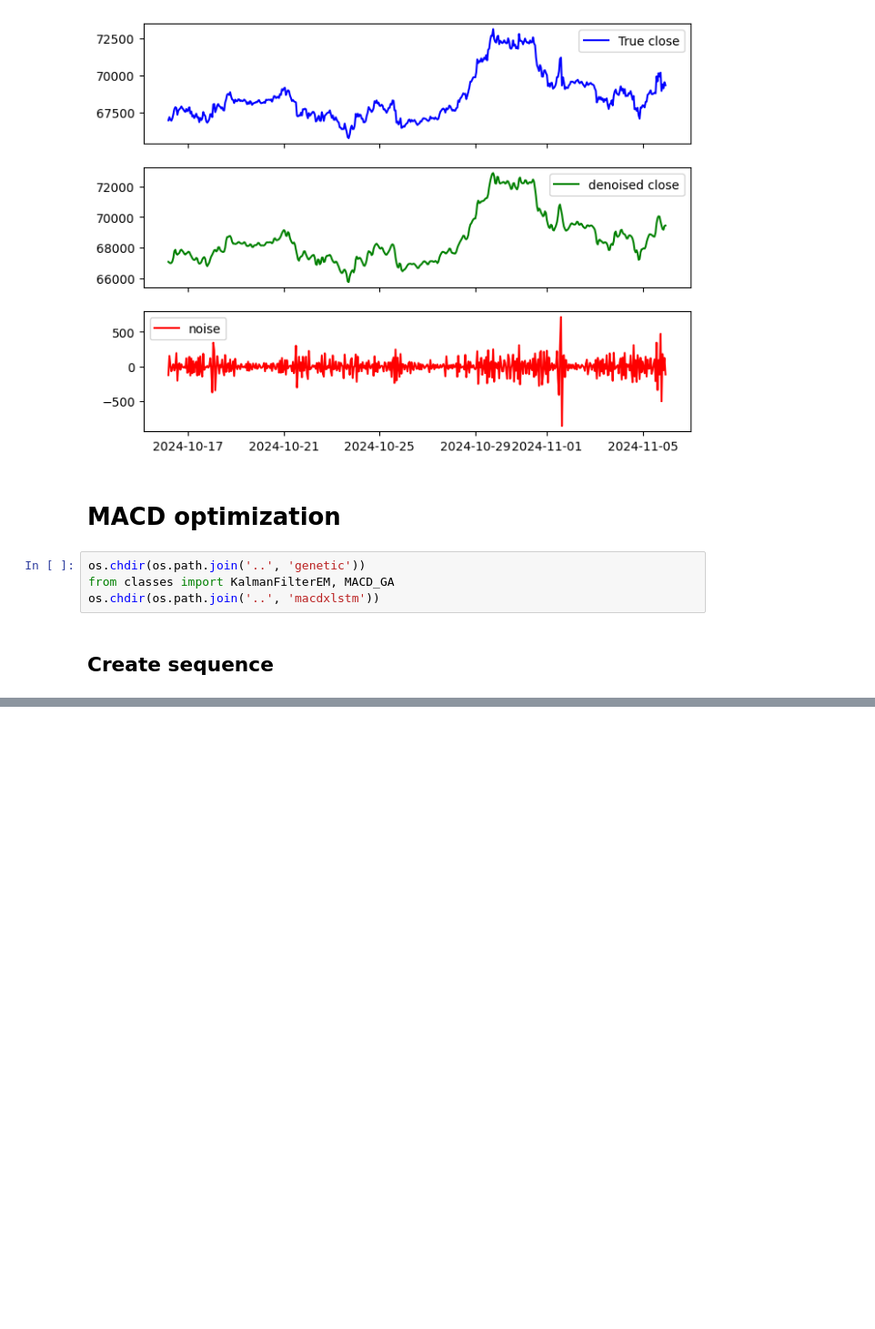
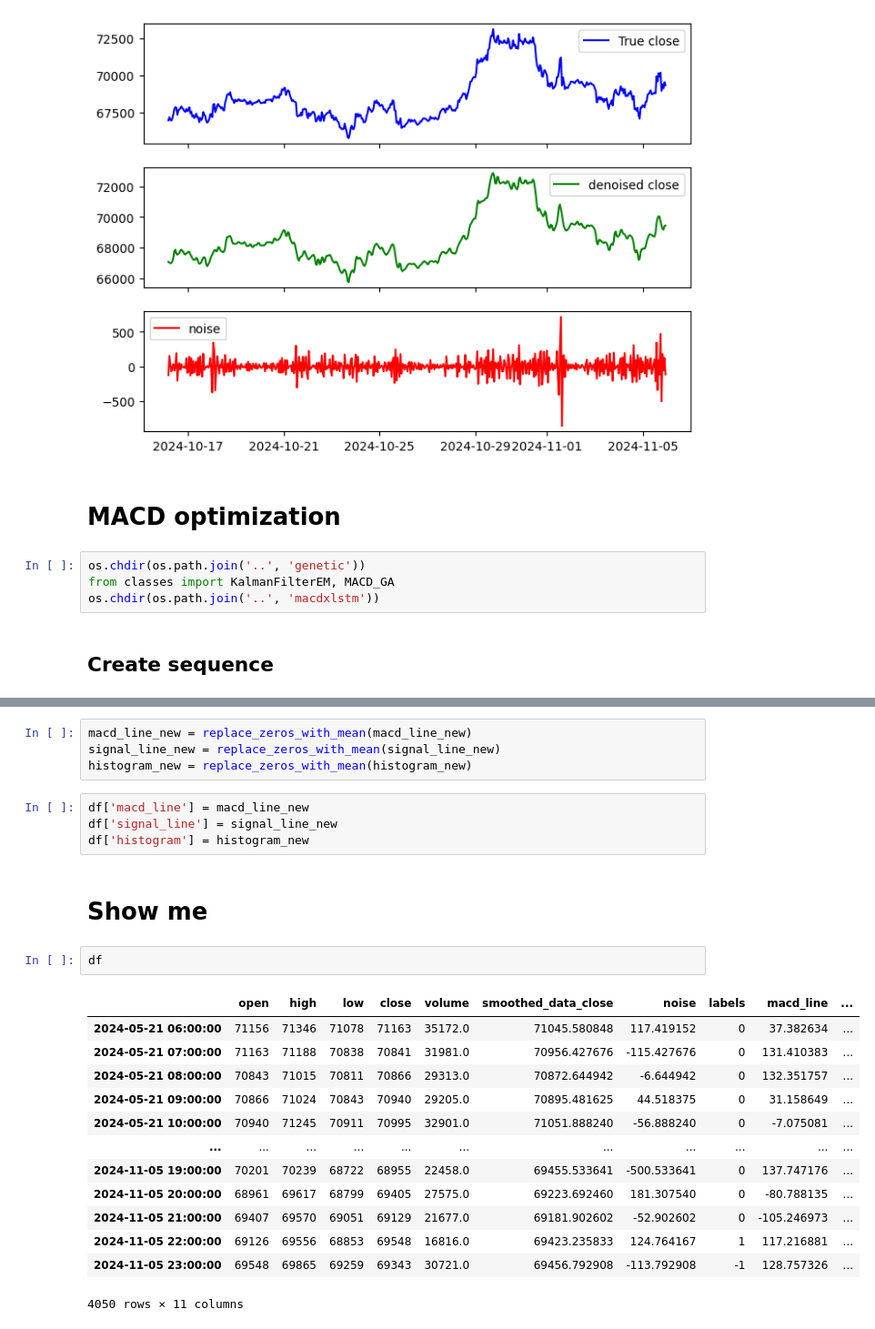
Before and after one commit to ArvinEsfandiari/RevIN-MACD-CNNxLSTM, a Jupyter notebook: src/macdxlstm/prepare_data.ipynb, the cells around one changed output, grey strips where cells are left out. Shown: that part at 91% size. Cells and saved outputs as stored; diff of their text form; blank space fills up the shorter version.

```diff
--- a/src/macdxlstm/prepare_data.ipynb
+++ b/src/macdxlstm/prepare_data.ipynb
@@ -132,0 +274,26 @@ IndexError: only integers, slices (`:`), ellipsis (`...`), numpy.newaxis (`None`
+# %%
+macd_line_new = replace_zeros_with_mean(macd_line_new)
+signal_line_new = replace_zeros_with_mean(signal_line_new)
+histogram_new = replace_zeros_with_mean(histogram_new)
+# %%
+df['macd_line'] = macd_line_new
+df['signal_line'] = signal_line_new
+df['histogram'] = histogram_new
+# %% [markdown]
+# Show me
+# %%
+df
+# %% [output]
+|  | open | high | low | close | volume | smoothed_data_close | noise | labels | macd_line | ... |
+| 2024-05-21 06:00:00 | 71156 | 71346 | 71078 | 71163 | 35172.0 | 71045.580848 | 117.419152 | 0 | 37.382634 | ... |
+| 2024-05-21 07:00:00 | 71163 | 71188 | 70838 | 70841 | 31981.0 | 70956.427676 | -115.427676 | 0 | 131.410383 | ... |
+| 2024-05-21 08:00:00 | 70843 | 71015 | 70811 | 70866 | 29313.0 | 70872.644942 | -6.644942 | 0 | 132.351757 | ... |
+| 2024-05-21 09:00:00 | 70866 | 71024 | 70843 | 70940 | 29205.0 | 70895.481625 | 44.518375 | 0 | 31.158649 | ... |
+| 2024-05-21 10:00:00 | 70940 | 71245 | 70911 | 70995 | 32901.0 | 71051.888240 | -56.888240 | 0 | -7.075081 | ... |
+| ... | ... | ... | ... | ... | ... | ... | ... | ... | ... | ... |
+| 2024-11-05 19:00:00 | 70201 | 70239 | 68722 | 68955 | 22458.0 | 69455.533641 | -500.533641 | 0 | 137.747176 | ... |
+| 2024-11-05 20:00:00 | 68961 | 69617 | 68799 | 69405 | 27575.0 | 69223.692460 | 181.307540 | 0 | -80.788135 | ... |
+| 2024-11-05 21:00:00 | 69407 | 69570 | 69051 | 69129 | 21677.0 | 69181.902602 | -52.902602 | 0 | -105.246973 | ... |
+| 2024-11-05 22:00:00 | 69126 | 69556 | 68853 | 69548 | 16816.0 | 69423.235833 | 124.764167 | 1 | 117.216881 | ... |
+| 2024-11-05 23:00:00 | 69548 | 69865 | 69259 | 69343 | 30721.0 | 69456.792908 | -113.792908 | -1 | 128.757326 | ... |
+4050 rows × 11 columns
```
Also changed, not shown: parts of 39 cells of this notebook, 2 other files.
